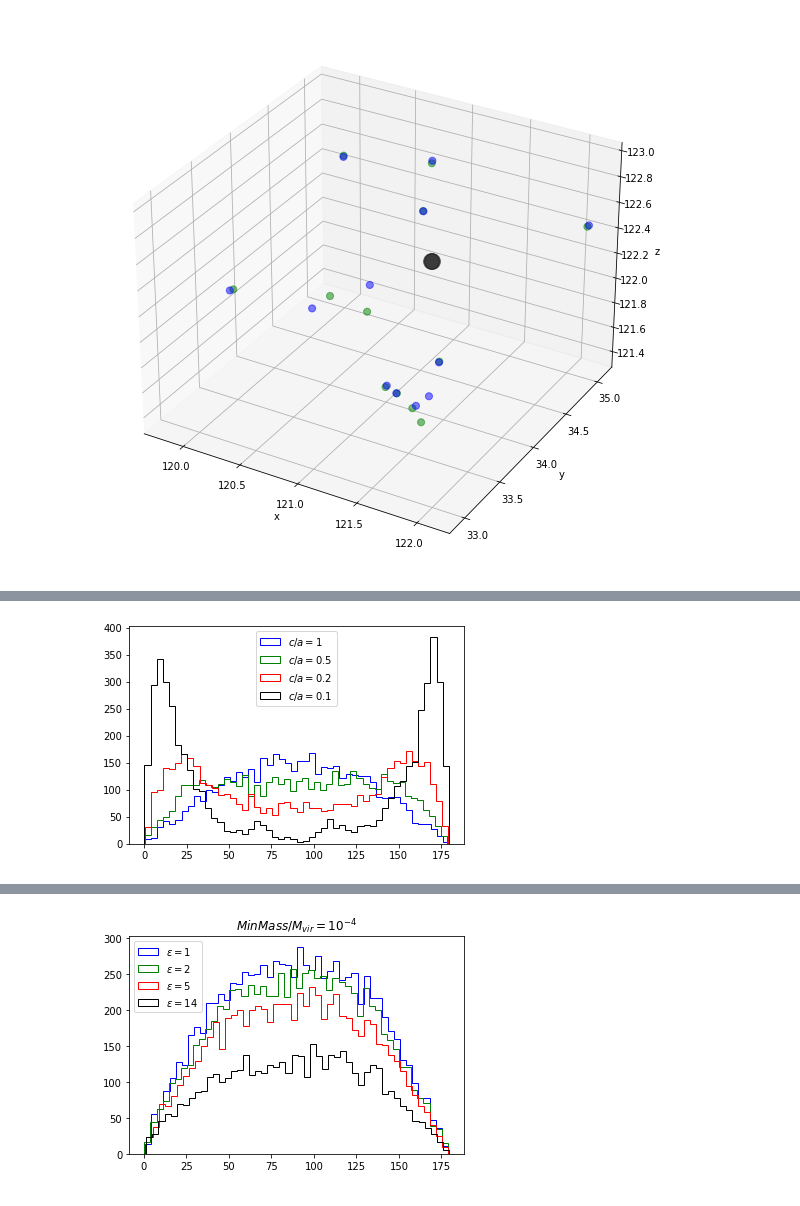
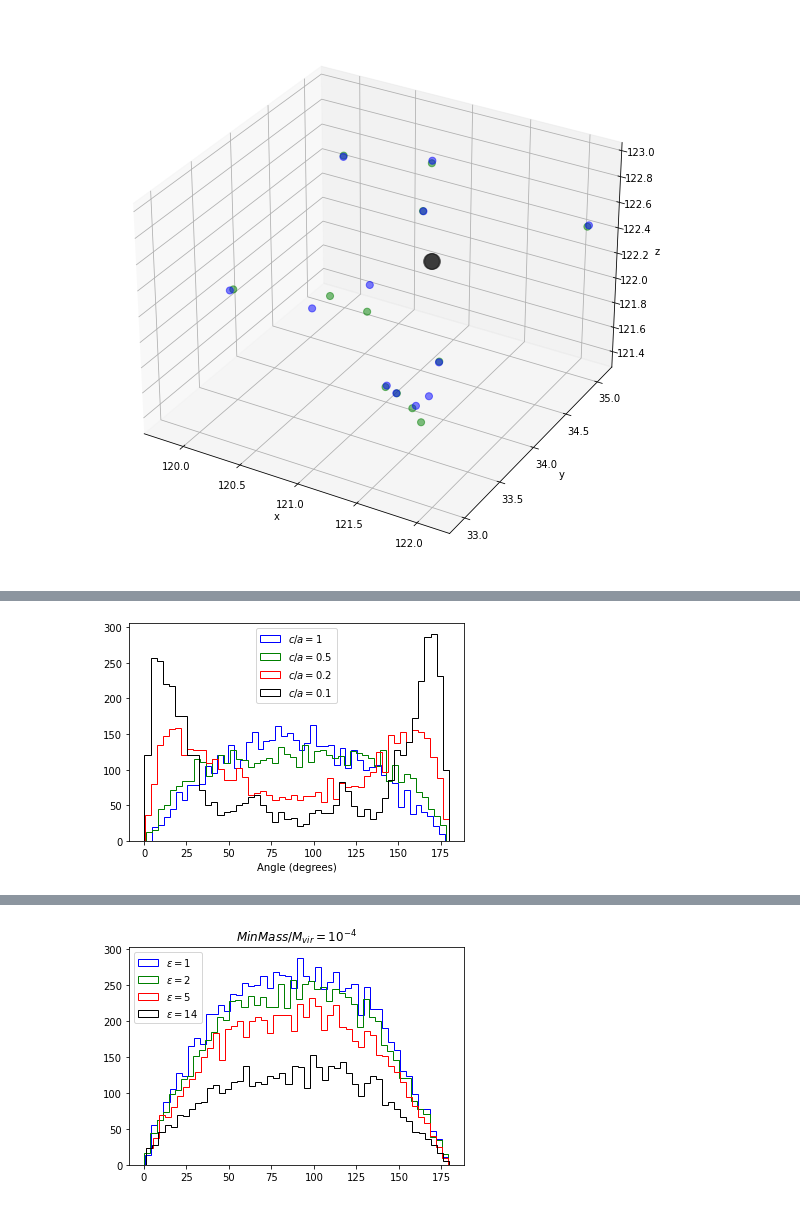
Before and after one commit to Christine8888/satellites, a Jupyter notebook: Satellite Angles.ipynb, the cells around one changed output, grey strips where cells are left out. Saved outputs shown, nothing was run; the diff lists cells and outputs as text; code cells hidden in the pictures.

Commit message:
adding angles

```diff
--- a/Satellite Angles.ipynb
+++ b/Satellite Angles.ipynb
@@ -448,6 +449,34 @@ values_ellipsoid = []
 
 # setup, file = index of the halo (ranked by mass)
 for i in range(len(axis_vals_a)):
-    center, pairs_of_points = get_combinations_of_points_ellipsoid(100,axis_vals_a[i],1,1)
+    center, pairs_of_points = get_combinations_of_points_ellipsoid(300,axis_vals_a[i],1,1)
     angles = get_angle(center, pairs_of_points)
     values_ellipsoid.append(angles)
+# %%
+# prolate
+%matplotlib inline
+# calculate axis ratios as a function of minmass for an individual halo
+vals_ca = np.linspace(0.1,0.9,20)
+values_prolate_sds = []
+values_prolate = []
+
+# setup, file = index of the halo (ranked by mass)
+for i in range(len(vals_ca)):
+    center, pairs_of_points = get_combinations_of_points_ellipsoid(100,1,1,vals_ca[i])
+    angles = get_angle(center, pairs_of_points)
+    values_prolate.append(angles)
+    values_prolate_sds.append(np.std(angles))
+# %%
+# prolate
+%matplotlib inline
+# calculate axis ratios as a function of minmass for an individual halo
+vals_ca = np.linspace(0.1,0.9,20)
+values_oblate_sds = []
+values_oblate = []
+
+# setup, file = index of the halo (ranked by mass)
+for i in range(len(vals_ca)):
+    center, pairs_of_points = get_combinations_of_points_ellipsoid(100,1,vals_ca[i],vals_ca[i])
+    angles = get_angle(center, pairs_of_points)
+    values_oblate.append(angles)
+    values_oblate_sds.append(np.std(angles))
@@ -478,7 +516,7 @@ Text(0.5, 0, 'z')
 %matplotlib inline
 # calculate axis ratios as a function of minmass for an individual halo
 n_files = 4
-min_val = 10**-4
+min_val = 10**-3
 epsilon_vals = [1, 2,5,14]
 halos = names[48]
 values = []
@@ -520,11 +564,12 @@ plt.show()
 # %%
 # angle distributions for ellipsoids
 plt.hist(values_ellipsoid[0],histtype="step",color='b', bins=50,label=r'$c/a = 1$')
 plt.hist(values_ellipsoid[1],histtype="step",color='g', bins=50,label=r'$c/a = 0.5$')
 plt.hist(values_ellipsoid[2],histtype="step",color='r',bins=50,label=r'$c/a = 0.2$')
 plt.hist(values_ellipsoid[3],histtype="step",color='k', bins=50,label=r'$c/a = 0.1$')
+plt.xlabel('Angle (degrees)')
 
 plt.legend(loc='upper center')
 plt.show()
 # %% [output]
-[figure, old version]
+[figure, new version]
```
Also changed, not shown: parts of 21 cells of this notebook, 1 other file.
